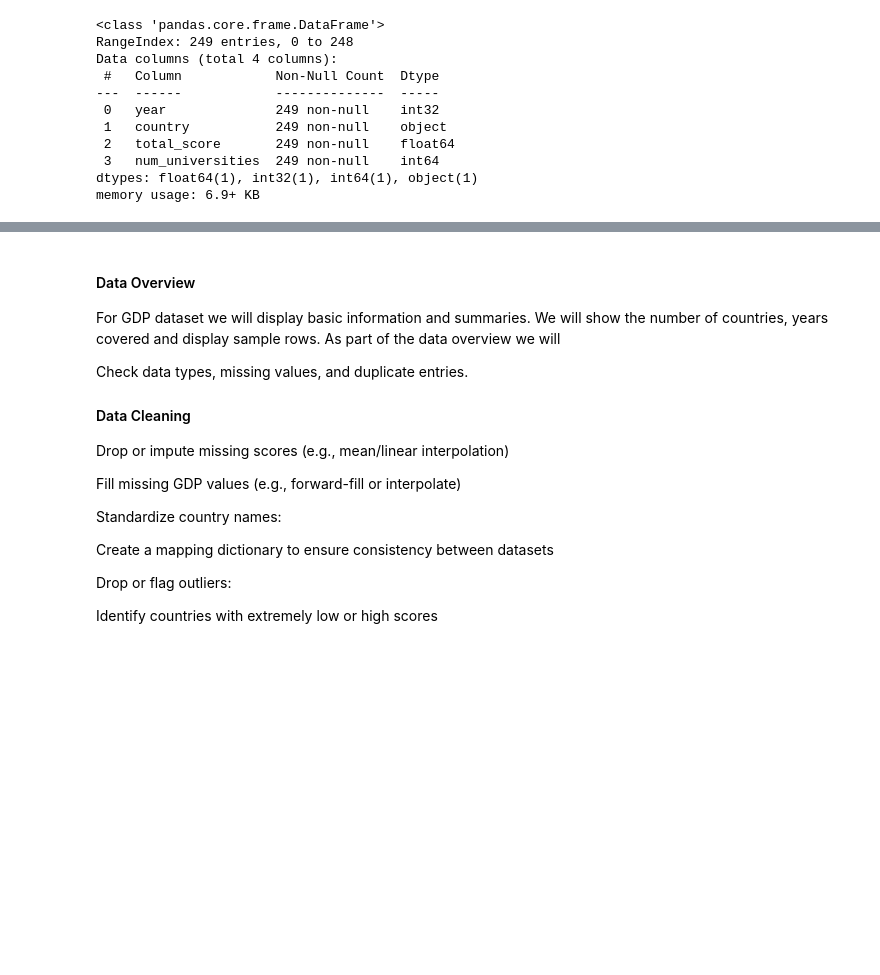
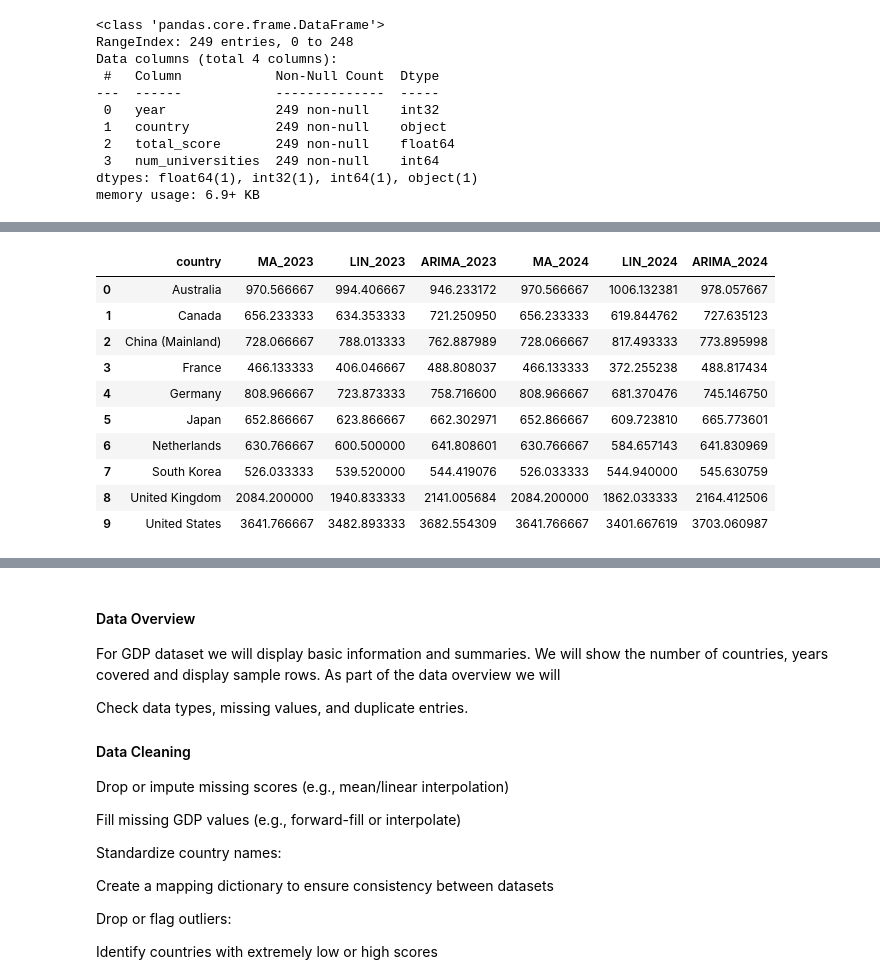
Before and after one commit to i11g/Data-Science-Project, a Jupyter notebook: Data.ipynb, the cells around one changed output, grey strips where cells are left out. Cells and saved outputs as stored; diff of their text form; code cells hidden in the pictures; blank space fills up the shorter version.

```diff
--- a/Data.ipynb
+++ b/Data.ipynb
@@ -642,0 +657,11 @@ memory usage: 6.9+ KB
+# %%
+# Find top 10 countries by total_score
+top10_countries = (
+    agg_data.groupby("country")["total_score"]
+    .mean()
+    .nlargest(10)
+    .index
+)
+# Filter dataset
+top10_df = agg_data[agg_data["country"].isin(top10_countries)].copy()
+top10_df = top10_df.sort_values(["country", "year"])
@@ -642,0 +800,31 @@ memory usage: 6.9+ KB
+# %%
+STEPS = 2
+ma_preds  = moving_average_forecast(top10_df, window=3, steps=STEPS)
+lin_preds = linear_trend_forecast(top10_df, steps=STEPS)
+arima_preds = arima_forecast(top10_df, steps=STEPS, order=(1,1,0))
+# %%
+rows = []
+for c in top10_countries:
+    idx = lin_preds[c].index  # consistent years
+    row = {"country": c}
+    for i in range(STEPS):
+        y = idx[i].year
+        row[f"MA_{y}"]    = ma_preds[c].iloc[i]    if len(ma_preds[c]) > i else np.nan
+        row[f"LIN_{y}"]   = lin_preds[c].iloc[i]   if len(lin_preds[c]) > i else np.nan
+        row[f"ARIMA_{y}"] = arima_preds[c].iloc[i] if len(arima_preds[c]) > i else np.nan
+    rows.append(row)
+
+comparison_df = pd.DataFrame(rows).sort_values("country").reset_index(drop=True)
+comparison_df
+# %% [output]
+|  | country | MA_2023 | LIN_2023 | ARIMA_2023 | MA_2024 | LIN_2024 | ARIMA_2024 |
+| 0 | Australia | 970.566667 | 994.406667 | 946.233172 | 970.566667 | 1006.132381 | 978.057667 |
+| 1 | Canada | 656.233333 | 634.353333 | 721.250950 | 656.233333 | 619.844762 | 727.635123 |
+| 2 | China (Mainland) | 728.066667 | 788.013333 | 762.887989 | 728.066667 | 817.493333 | 773.895998 |
+| 3 | France | 466.133333 | 406.046667 | 488.808037 | 466.133333 | 372.255238 | 488.817434 |
+| 4 | Germany | 808.966667 | 723.873333 | 758.716600 | 808.966667 | 681.370476 | 745.146750 |
+| 5 | Japan | 652.866667 | 623.866667 | 662.302971 | 652.866667 | 609.723810 | 665.773601 |
+| 6 | Netherlands | 630.766667 | 600.500000 | 641.808601 | 630.766667 | 584.657143 | 641.830969 |
+| 7 | South Korea | 526.033333 | 539.520000 | 544.419076 | 526.033333 | 544.940000 | 545.630759 |
+| 8 | United Kingdom | 2084.200000 | 1940.833333 | 2141.005684 | 2084.200000 | 1862.033333 | 2164.412506 |
+| 9 | United States | 3641.766667 | 3482.893333 | 3682.554309 | 3641.766667 | 3401.667619 | 3703.060987 |
```
Also changed, not shown: parts of 23 cells of this notebook, 5 other files.
